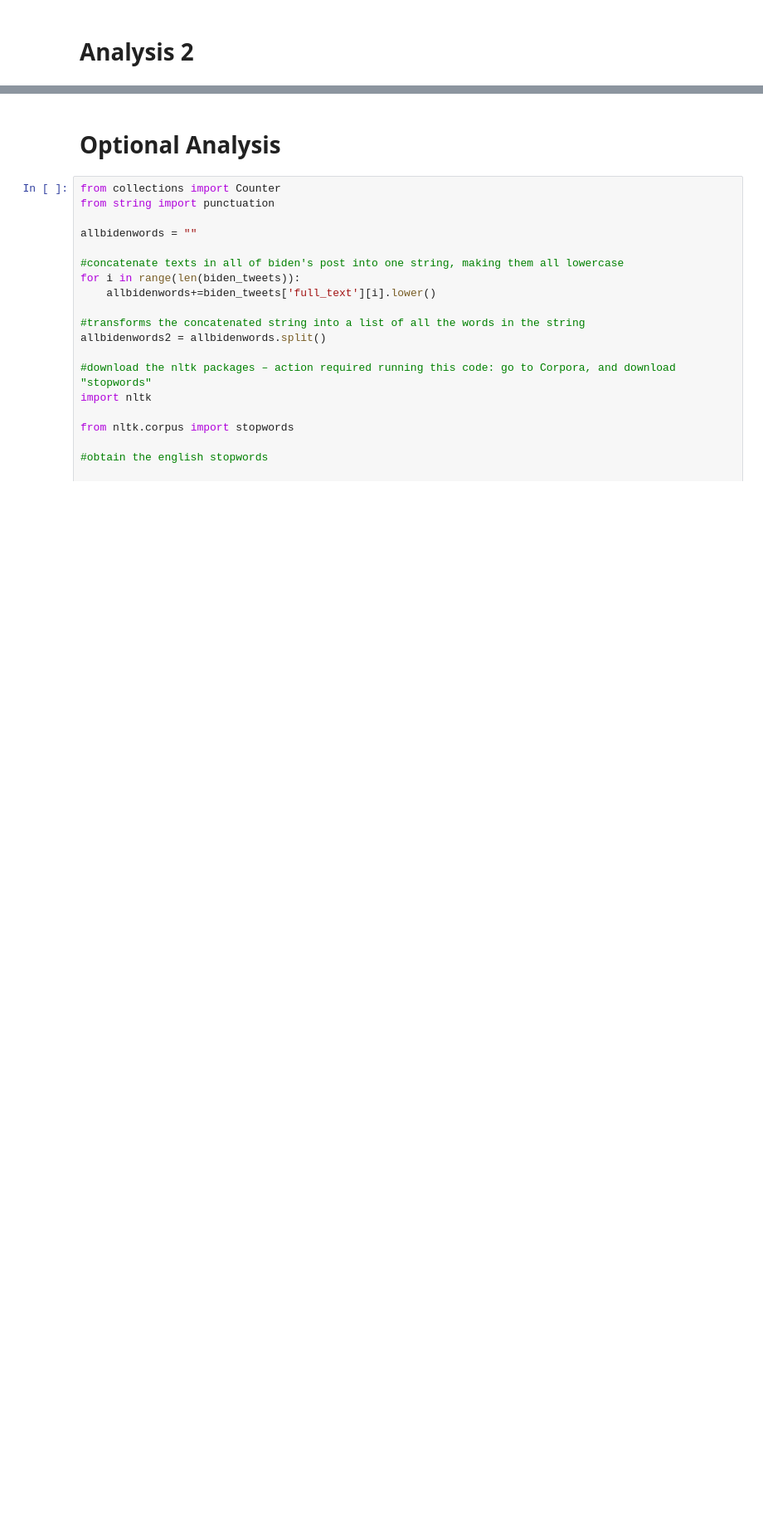
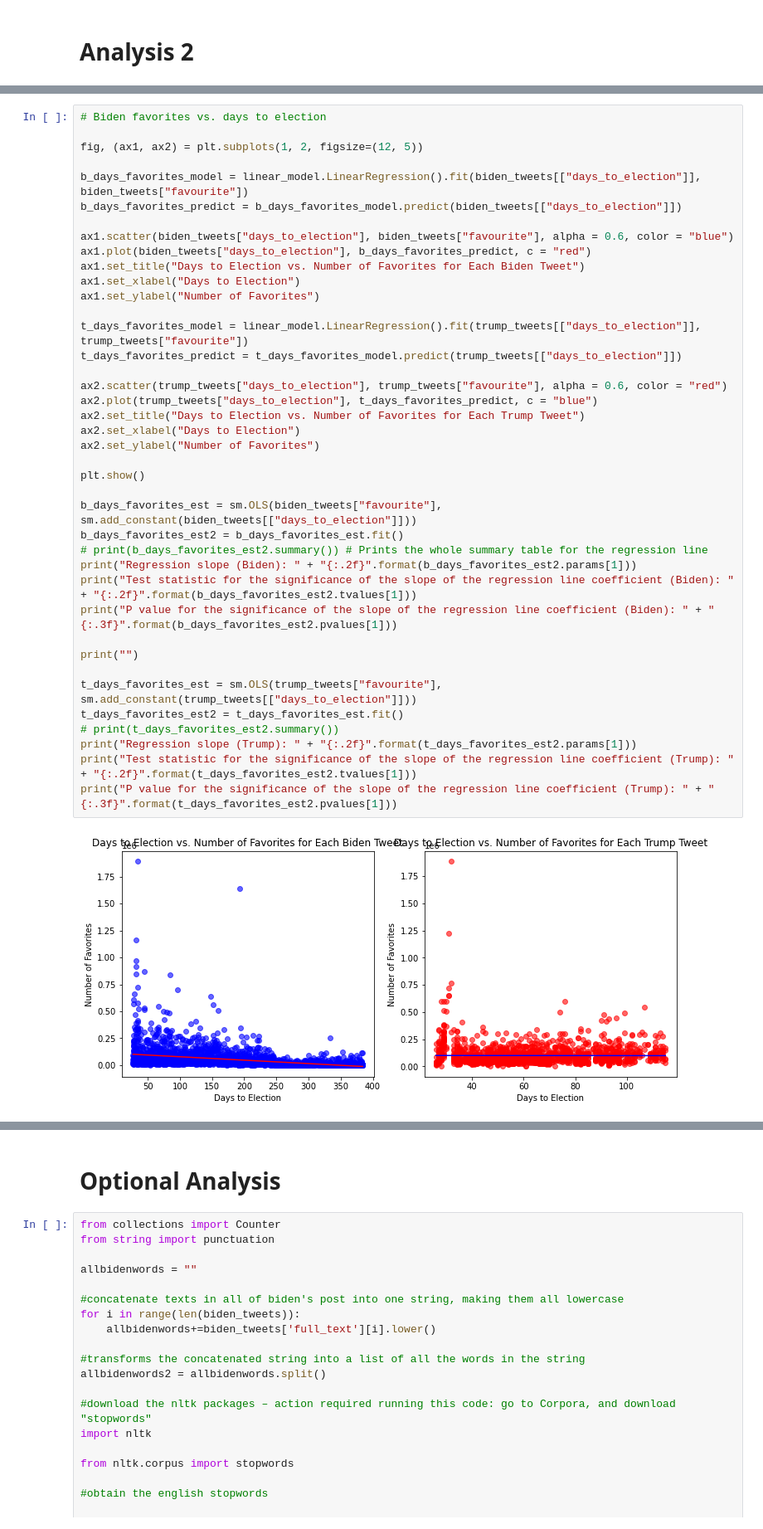
Before and after one commit to sunil-2000/Twitter-Data-Science-Project, a Jupyter notebook: phase4 FINAL (TAs Grade This).ipynb, the cells around one changed output, grey strips where cells are left out. Shown at 83% size. Drawn from its saved outputs; the diff is of its cells as text; blank space fills up the shorter version.

```diff
--- a/phase4 FINAL (TAs Grade This).ipynb
+++ b/phase4 FINAL (TAs Grade This).ipynb
@@ -1129,0 +904,42 @@ Warnings:
+# %%
+# Biden favorites vs. days to election
+
+fig, (ax1, ax2) = plt.subplots(1, 2, figsize=(12, 5))
+
+b_days_favorites_model = linear_model.LinearRegression().fit(biden_tweets[["days_to_election"]], biden_tweets["favourite"])
+b_days_favorites_predict = b_days_favorites_model.predict(biden_tweets[["days_to_election"]])
+
+ax1.scatter(biden_tweets["days_to_election"], biden_tweets["favourite"], alpha = 0.6, color = "blue")
+ax1.plot(biden_tweets["days_to_election"], b_days_favorites_predict, c = "red")
+ax1.set_title("Days to Election vs. Number of Favorites for Each Biden Tweet")
+ax1.set_xlabel("Days to Election")
+ax1.set_ylabel("Number of Favorites")
+
+t_days_favorites_model = linear_model.LinearRegression().fit(trump_tweets[["days_to_election"]], trump_tweets["favourite"])
+t_days_favorites_predict = t_days_favorites_model.predict(trump_tweets[["days_to_election"]])
+
+ax2.scatter(trump_tweets["days_to_election"], trump_tweets["favourite"], alpha = 0.6, color = "red")
+ax2.plot(trump_tweets["days_to_election"], t_days_favorites_predict, c = "blue")
+ax2.set_title("Days to Election vs. Number of Favorites for Each Trump Tweet")
+ax2.set_xlabel("Days to Election")
+ax2.set_ylabel("Number of Favorites")
+
+plt.show()
+
+b_days_favorites_est = sm.OLS(biden_tweets["favourite"], sm.add_constant(biden_tweets[["days_to_election"]]))
+b_days_favorites_est2 = b_days_favorites_est.fit()
+# print(b_days_favorites_est2.summary()) # Prints the whole summary table for the regression line
+print("Regression slope (Biden): " + "{:.2f}".format(b_days_favorites_est2.params[1]))
+print("Test statistic for the significance of the slope of the regression line coefficient (Biden): " + "{:.2f}".format(b_days_favorites_est2.tvalues[1]))
+print("P value for the significance of the slope of the regression line coefficient (Biden): " + "{:.3f}".format(b_days_favorites_est2.pvalues[1]))
+
+print("")
+
+t_days_favorites_est = sm.OLS(trump_tweets["favourite"], sm.add_constant(trump_tweets[["days_to_election"]]))
+t_days_favorites_est2 = t_days_favorites_est.fit()
+# print(t_days_favorites_est2.summary())
+print("Regression slope (Trump): " + "{:.2f}".format(t_days_favorites_est2.params[1]))
+print("Test statistic for the significance of the slope of the regression line coefficient (Trump): " + "{:.2f}".format(t_days_favorites_est2.tvalues[1]))
+print("P value for the significance of the slope of the regression line coefficient (Trump): " + "{:.3f}".format(t_days_favorites_est2.pvalues[1]))
+# %% [output]
+[figure, added]
```
Also changed, not shown: parts of 16 cells of this notebook.
